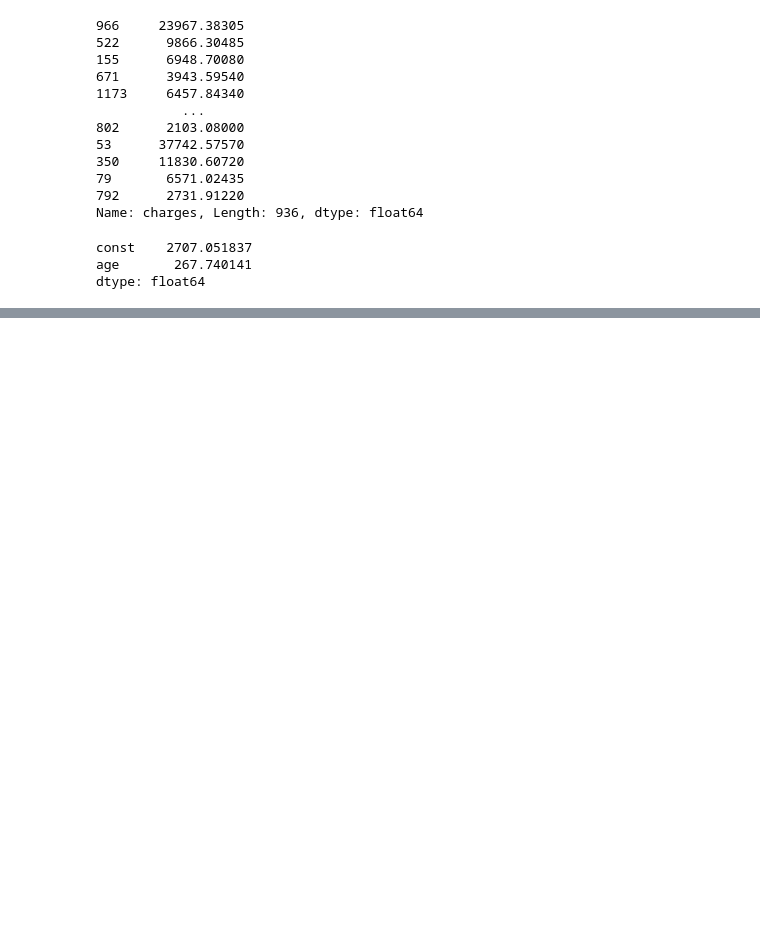
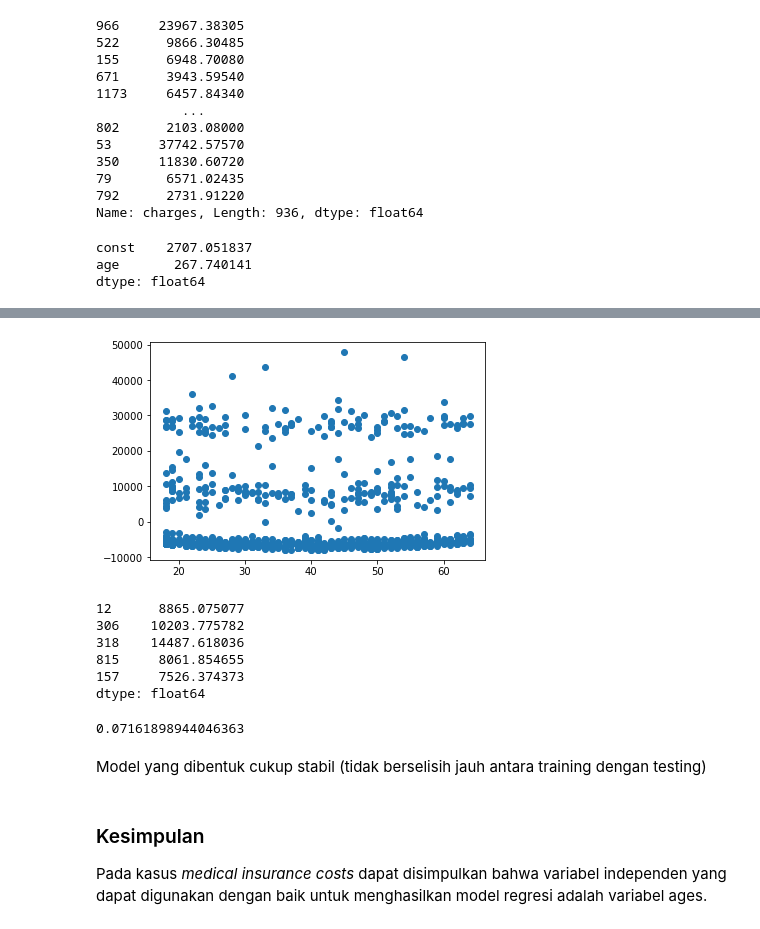
Before and after one commit to RadityaCatur/Machine_Learning_Kuis_01, a Jupyter notebook: soal_kuis1.ipynb, the cells around one changed output, grey strips where cells are left out. Saved outputs shown, nothing was run; the diff lists cells and outputs as text; code cells hidden in the pictures; blank space fills up the shorter version.

```diff
--- a/soal_kuis1.ipynb
+++ b/soal_kuis1.ipynb
@@ -190,0 +210,35 @@ plt.show()
+# %%
+plt.scatter(X_train,res)
+plt.show()
+# %% [output]
+[figure, added]
+# %%
+# prediksi pada data uji dan evaluasi model
+X_test_sm = sm.add_constant(X_test)
+
+# prediksi y value yang berkorelasi dengan X_test_sm
+y_test_pred = lr.predict(X_test_sm)
+
+# cetak 5 data terprediksi teratas
+y_test_pred.head()
+# %% [output]
+12      8865.075077
+306    10203.775782
+318    14487.618036
+815     8061.854655
+157     7526.374373
+dtype: float64
+# %%
+# hitung nilai r^2
+from sklearn.metrics import r2_score
+
+r_squared = r2_score(y_test, y_test_pred)
+r_squared
+# %% [output]
+0.07161898944046363
+# %% [markdown]
+Model yang dibentuk cukup stabil (tidak berselisih jauh antara training dengan testing)
+# %% [markdown]
+### Kesimpulan
+
+Pada kasus _medical insurance costs_ dapat disimpulkan bahwa variabel independen yang dapat digunakan dengan baik untuk menghasilkan model regresi adalah variabel ages.
```
Also changed, not shown: parts of 5 cells of this notebook.
